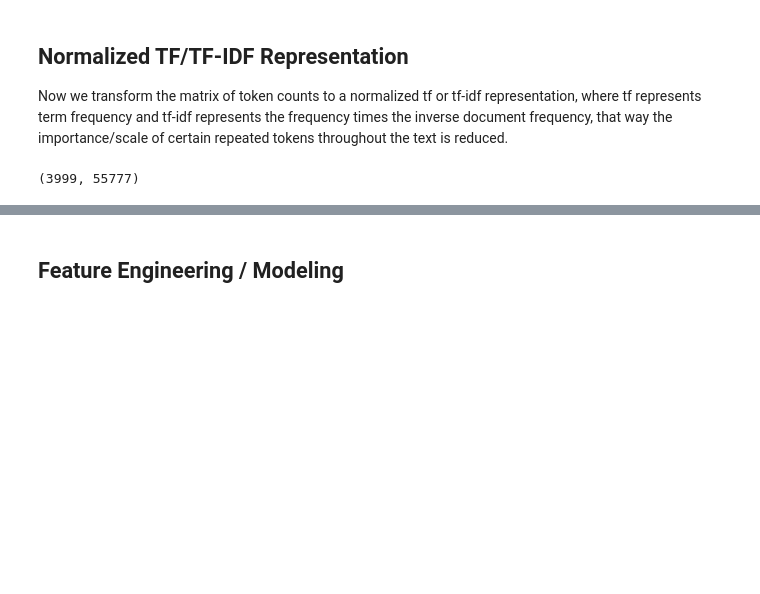
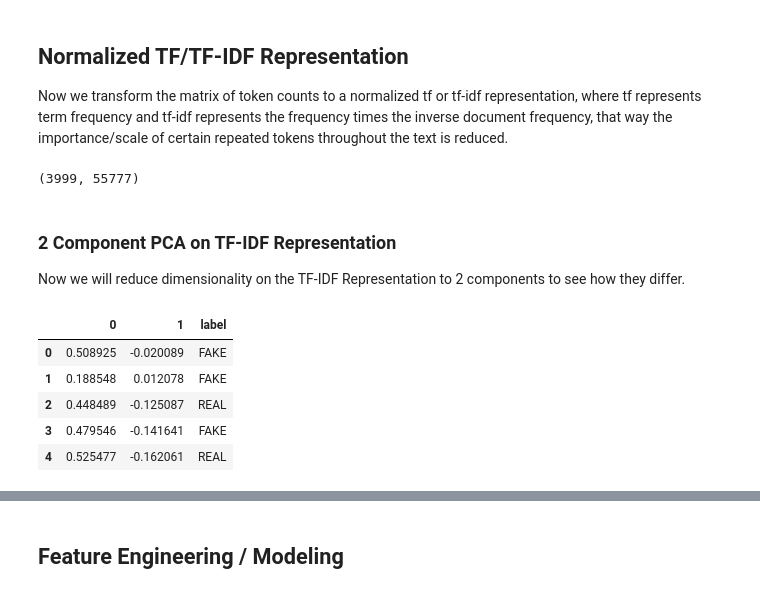
Before and after one commit to rahico91/NLP_Fake_News_Classification, a Jupyter notebook: Fake_vs_Real_Classification.ipynb, the cells around one changed output, grey strips where cells are left out. Cells and saved outputs as stored; diff of their text form; code cells hidden in the pictures; blank space fills up the shorter version.

```diff
--- a/Fake_vs_Real_Classification.ipynb
+++ b/Fake_vs_Real_Classification.ipynb
@@ -187,3 +188,17 @@ base_train = tfidf_transformer.fit_transform(base_train)
 print(base_train.shape)
 # %% [output]
 (3999, 55777)
+# %% [markdown]
+### 2 Component PCA on TF-IDF Representation
+Now we will reduce dimensionality on the TF-IDF Representation to 2 components to see how they differ.
+# %%
+pcaed = TruncatedSVD(n_components=2).fit_transform(base_train)
+pcaed = pd.concat([pd.DataFrame(pcaed), train_cc.label], axis=1)
+pcaed.head()
+# %% [output]
+|  | 0 | 1 | label |
+| 0 | 0.508925 | -0.020089 | FAKE |
+| 1 | 0.188548 | 0.012078 | FAKE |
+| 2 | 0.448489 | -0.125087 | REAL |
+| 3 | 0.479546 | -0.141641 | FAKE |
+| 4 | 0.525477 | -0.162061 | REAL |
```
Also changed, not shown: parts of 3 cells of this notebook.
